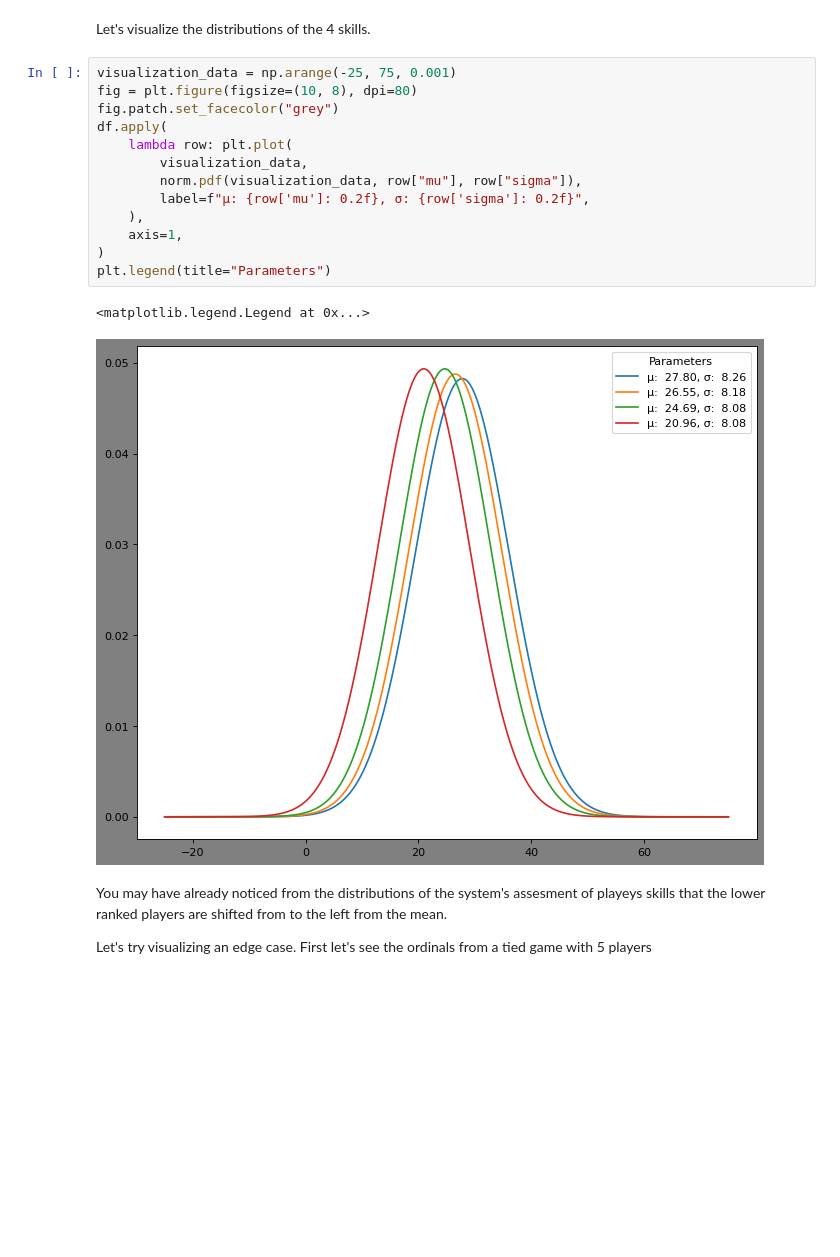
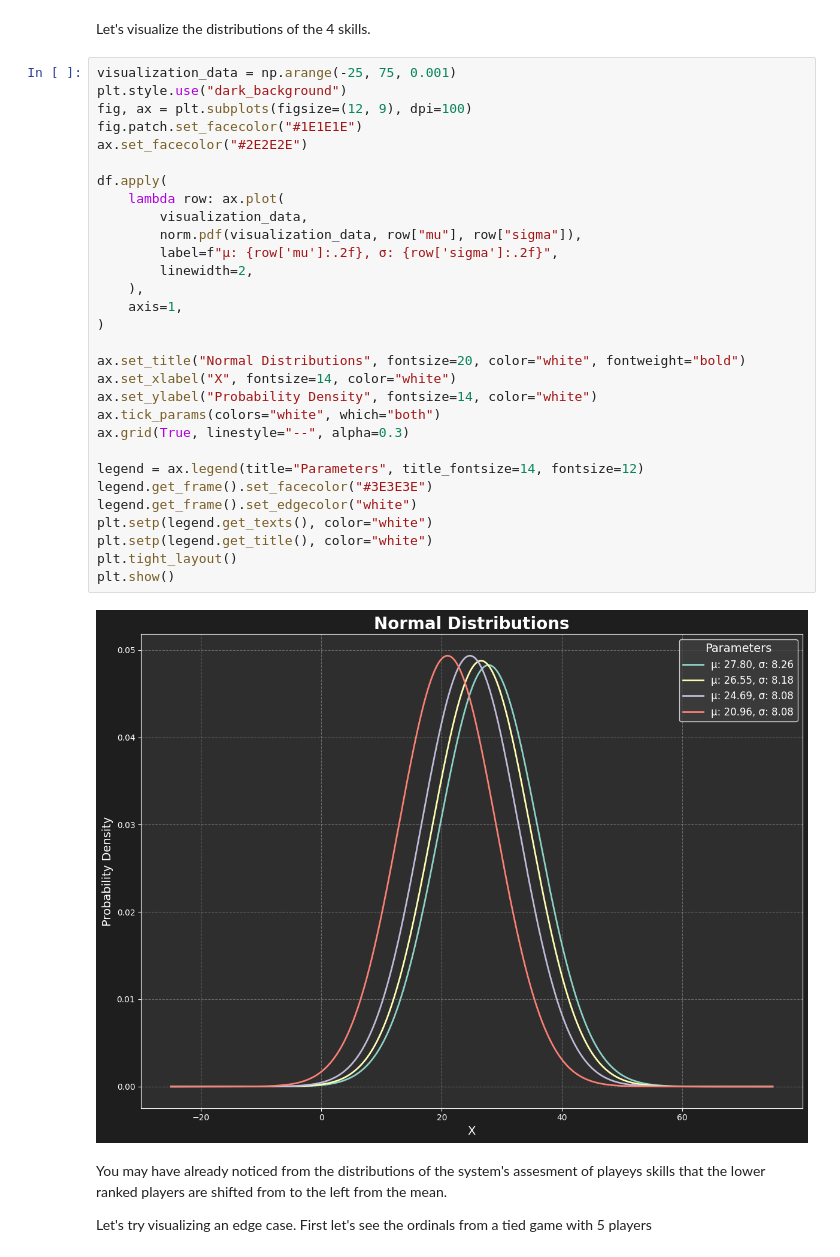
Before and after one commit to vivekjoshy/openskill.py, a Jupyter notebook: docs/source/ordinal.ipynb, the cells around one changed output. Drawn from its saved outputs; the diff is of its cells as text; blank space fills up the shorter version.

```diff
--- a/docs/source/ordinal.ipynb
+++ b/docs/source/ordinal.ipynb
@@ -58,20 +56,36 @@ df
 Let's visualize the distributions of the 4 skills.
 # %%
 visualization_data = np.arange(-25, 75, 0.001)
-fig = plt.figure(figsize=(10, 8), dpi=80)
-fig.patch.set_facecolor("grey")
+plt.style.use("dark_background")
+fig, ax = plt.subplots(figsize=(12, 9), dpi=100)
+fig.patch.set_facecolor("#1E1E1E")
+ax.set_facecolor("#2E2E2E")
+
 df.apply(
-    lambda row: plt.plot(
+    lambda row: ax.plot(
         visualization_data,
         norm.pdf(visualization_data, row["mu"], row["sigma"]),
-        label=f"μ: {row['mu']: 0.2f}, σ: {row['sigma']: 0.2f}",
+        label=f"μ: {row['mu']:.2f}, σ: {row['sigma']:.2f}",
+        linewidth=2,
     ),
     axis=1,
 )
-plt.legend(title="Parameters")
+
+ax.set_title("Normal Distributions", fontsize=20, color="white", fontweight="bold")
+ax.set_xlabel("X", fontsize=14, color="white")
+ax.set_ylabel("Probability Density", fontsize=14, color="white")
+ax.tick_params(colors="white", which="both")
+ax.grid(True, linestyle="--", alpha=0.3)
+
+legend = ax.legend(title="Parameters", title_fontsize=14, fontsize=12)
+legend.get_frame().set_facecolor("#3E3E3E")
+legend.get_frame().set_edgecolor("white")
+plt.setp(legend.get_texts(), color="white")
+plt.setp(legend.get_title(), color="white")
+plt.tight_layout()
+plt.show()
 # %% [output]
-<matplotlib.legend.Legend at 0x...>
-[figure, old version]
+[figure, new version]
 # %% [markdown]
 You may have already noticed from the distributions of the system's assesment of playeys skills that the lower ranked players are shifted from to the left from the mean.
 
```
Also changed, not shown: parts of 5 cells of this notebook, 45 other files.
